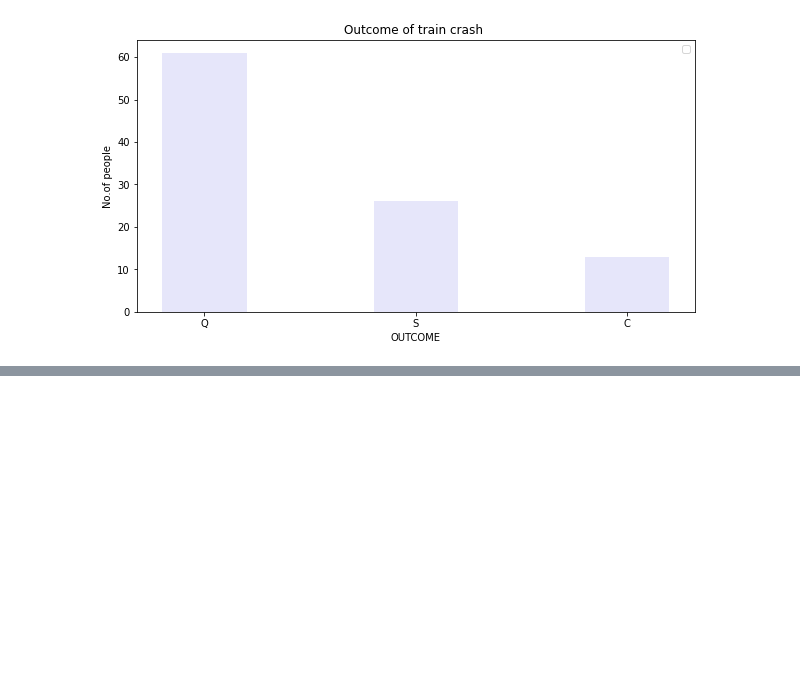
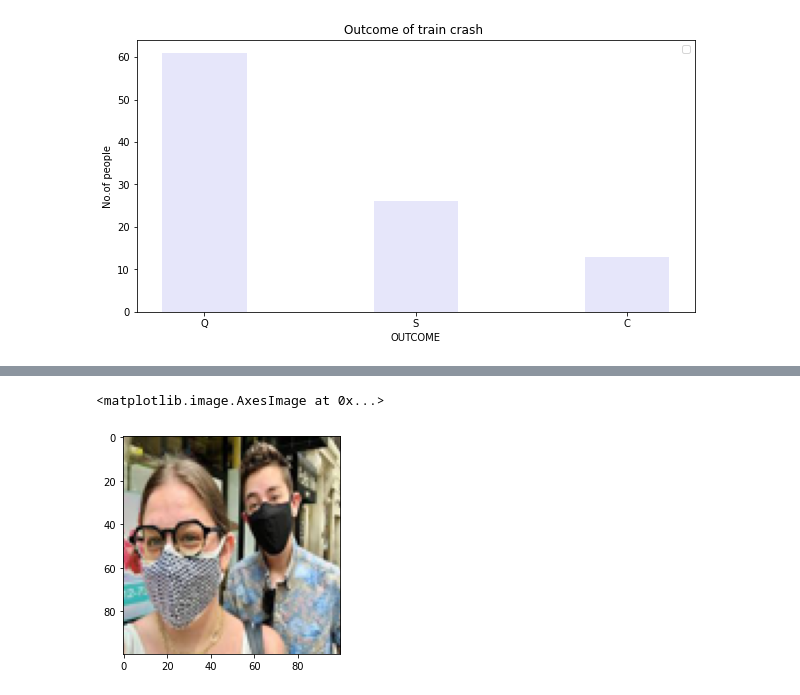
Before and after one commit to aastha621/Artificial-Intelligence, a Jupyter notebook: 034_AasthaJain_2.ipynb, the cells around one changed output, grey strips where cells are left out. Cells and saved outputs as stored; diff of their text form; code cells hidden in the pictures; blank space fills up the shorter version.

```diff
--- a/034_AasthaJain_2.ipynb
+++ b/034_AasthaJain_2.ipynb
@@ -198,0 +315,5 @@ No handles with labels found to put in legend.
+# %%
+imshow(Image.fromarray(resized_list[3]))
+# %% [output]
+<matplotlib.image.AxesImage at 0x...>
+[figure, added]
```
Also changed, not shown: parts of 13 cells of this notebook.
